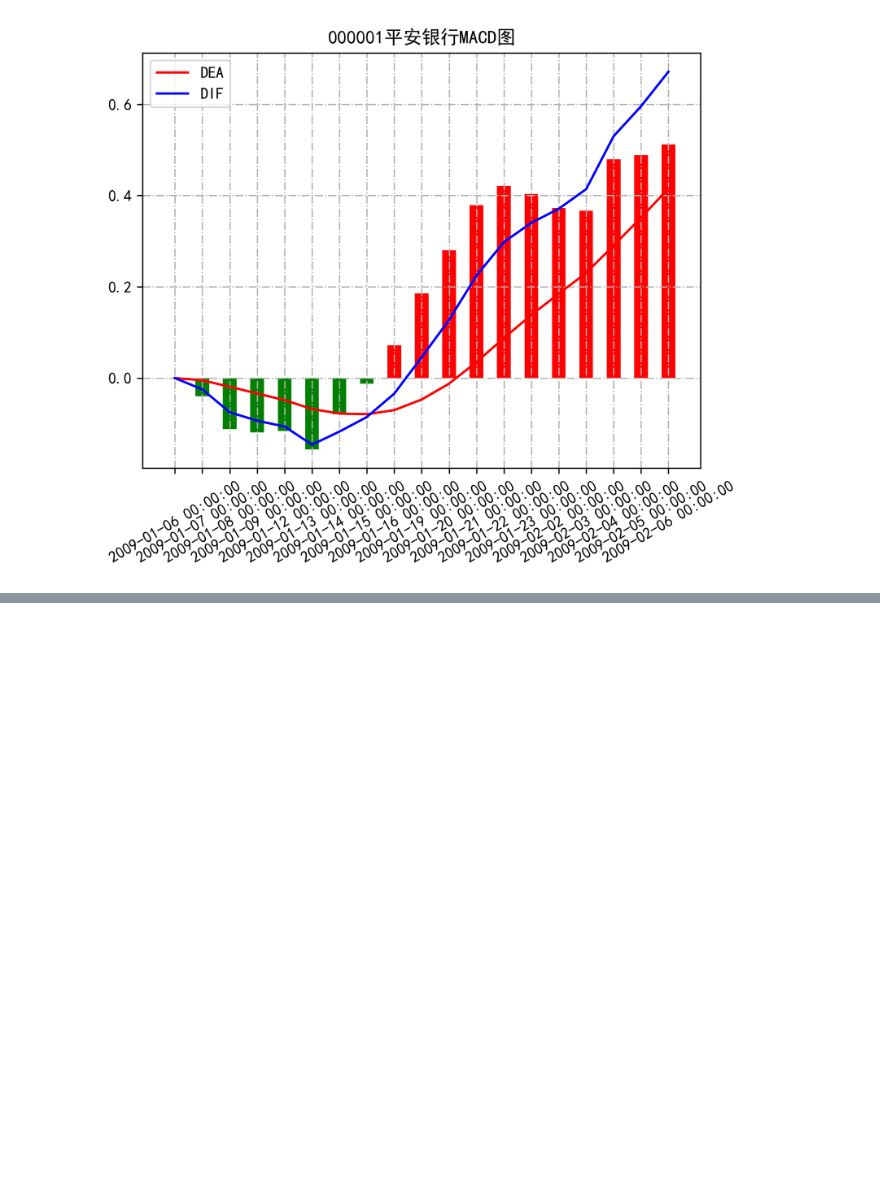
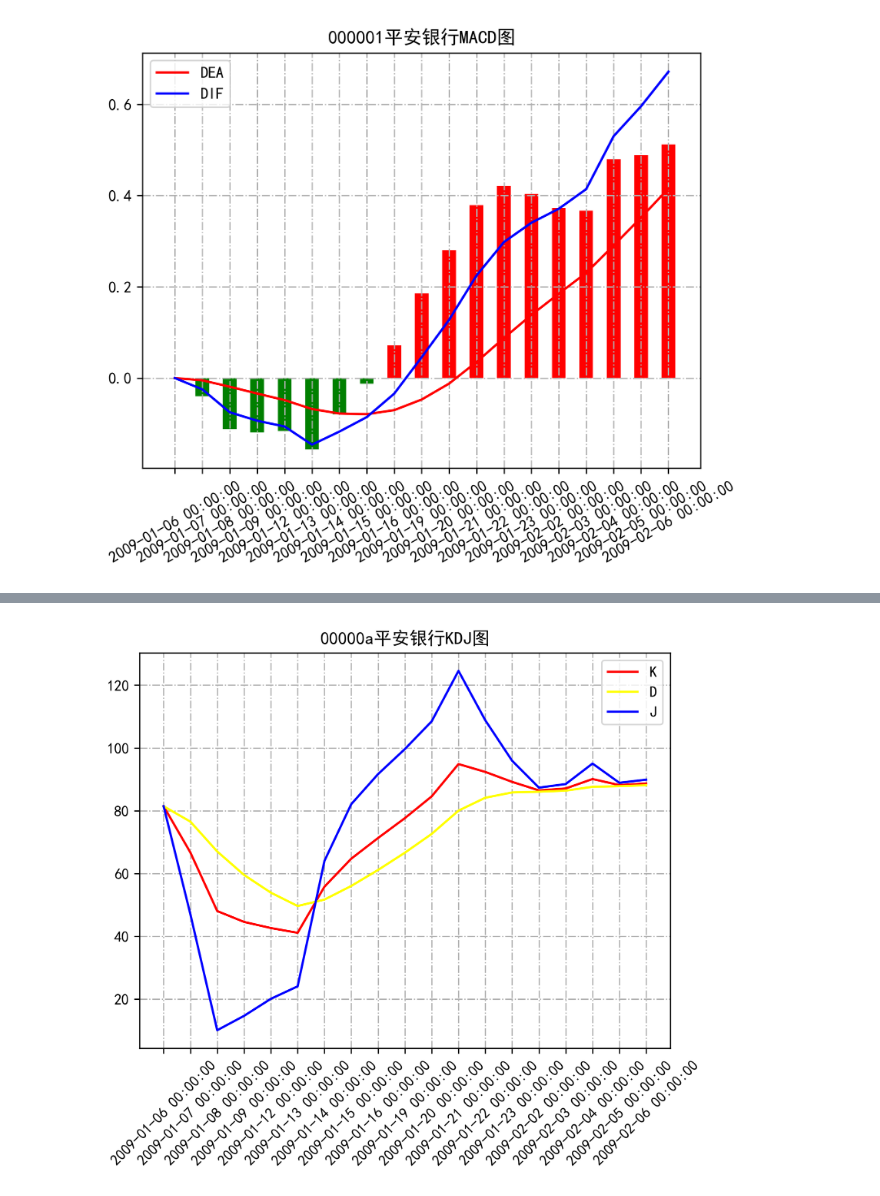
Before and after one commit to Voa1014/Quant_Study, a Jupyter notebook: main.ipynb, the cells around one changed output, grey strips where cells are left out. Cells and saved outputs as stored; diff of their text form; code cells hidden in the pictures; blank space fills up the shorter version.

```diff
--- a/main.ipynb
+++ b/main.ipynb
@@ -194,0 +197,11 @@ plt.show()
+# %%
+# 创建示例数据
+df = pd.DataFrame({
+    'value': [1, 2, 3, 4, 5, 6, 7, 8, 9, 10]
+})
+# 滚动窗口大小为3的均值
+df['rolling_mean_3'] = df['value'].rolling(window=3).mean()
+# 滚动窗口大小为3的和
+df['rolling_sum_3'] = df['value'].rolling(window=3).sum()
+
+print(df)
@@ -194,0 +220,40 @@ plt.show()
+# %%
+def get_data(path) -> pd.DataFrame:
+    df = pd.read_csv(path)
+    df.columns = ['stock_id', 'date', 'close','open', 'high','low','volume']
+    df = df[['date', 'close','open', 'high','low','volume']]
+    df['date'] = pd.to_datetime(df['date'])
+    return df
+df = get_data('data.csv')
+
+low_list = df['low'].rolling(9, min_periods=9).min()
+low_list.fillna(value = df['low'].expanding().min(), inplace=True)
+# df['low'].expanding().min()	计算从第0行到当前行的历史累积最低价
+
+high_list = df['high'].rolling(9, min_periods=9).max()
+high_list .fillna(value = df['high'].expanding().max(), inplace=True)
+
+rsv = (df['close'] - low_list) / (high_list - low_list) * 100
+df['K'] = rsv.ewm(com = 2, adjust=False).mean()
+df['D'] = df['K'].ewm(com = 2, adjust=False).mean()
+df['J'] = 3*df['K'] - 2*df['D']
+
+
+plt.figure()
+df['K'].plot(color = 'r', label = 'K')
+df['D'].plot(color = 'yellow', label = 'D')
+df['J'].plot(color = 'b', label = 'J')
+plt.legend(loc = 'best')
+
+major_index = df.index
+major_value = df['date'][df.index]
+plt.xticks(major_index, major_value)
+plt.setp(plt.gca().get_xticklabels(), rotation=45)
+
+plt.grid(linestyle = '-.')
+plt.title('00000a平安银行KDJ图')
+plt.rcParams['axes.unicode_minus'] = False
+plt.rcParams['font.sans-serif'] = ['SimHei']
+plt.show()
+# %% [output]
+[figure, added]
```
Also changed, not shown: parts of 4 cells of this notebook, 1 other file.
